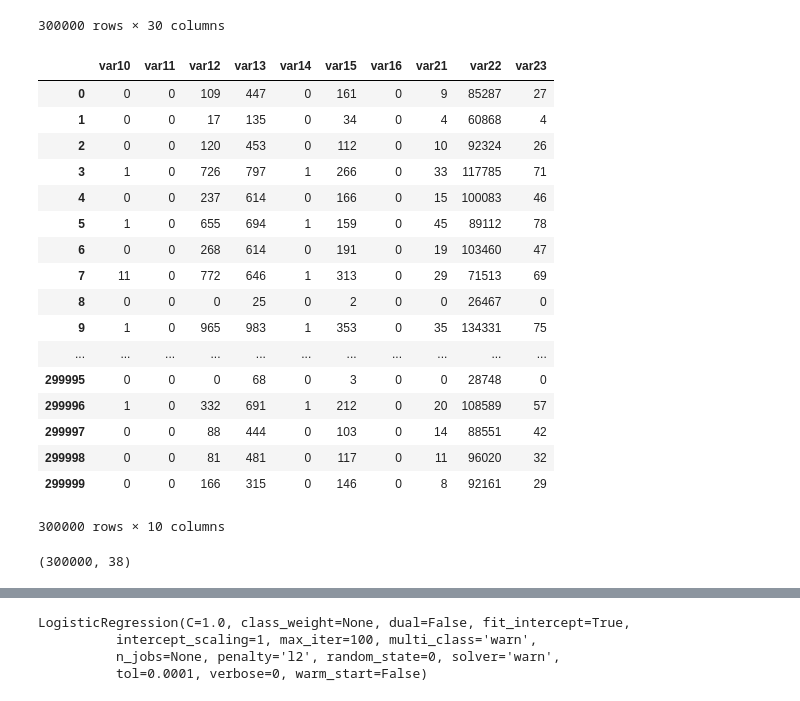
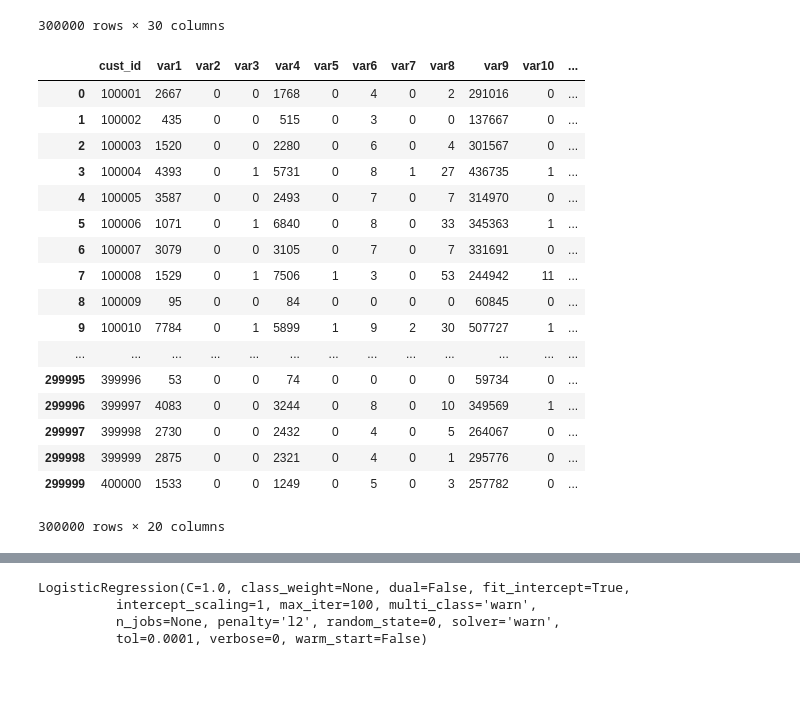
Before and after one commit to Santanu-07/EXL-EQ-2020, a Jupyter notebook: Untitled.ipynb, the cells around one changed output, grey strips where cells are left out. Saved outputs shown, nothing was run; the diff lists cells and outputs as text; code cells hidden in the pictures.

```diff
--- a/Untitled.ipynb
+++ b/Untitled.ipynb
@@ -95,31 +95,27 @@ exl
 | 299999 | 400000 | 1533 | 0 | 0 | 1249 | 0 | 5 | 0 | 3 | 257782 | ... | ... |
 300000 rows × 30 columns
 # %%
-X = exl[exl.columns[10:20]]
+X = exl[exl.columns[0:20]]
 y = exl['self_service_platform']
 y=y.astype('int')
 np.nan_to_num(X)
 X
 # %% [output]
-|  | var10 | var11 | var12 | var13 | var14 | var15 | var16 | var21 | var22 | var23 |
-| 0 | 0 | 0 | 109 | 447 | 0 | 161 | 0 | 9 | 85287 | 27 |
-| 1 | 0 | 0 | 17 | 135 | 0 | 34 | 0 | 4 | 60868 | 4 |
-| 2 | 0 | 0 | 120 | 453 | 0 | 112 | 0 | 10 | 92324 | 26 |
-| 3 | 1 | 0 | 726 | 797 | 1 | 266 | 0 | 33 | 117785 | 71 |
-| 4 | 0 | 0 | 237 | 614 | 0 | 166 | 0 | 15 | 100083 | 46 |
-| 5 | 1 | 0 | 655 | 694 | 1 | 159 | 0 | 45 | 89112 | 78 |
-| 6 | 0 | 0 | 268 | 614 | 0 | 191 | 0 | 19 | 103460 | 47 |
-| 7 | 11 | 0 | 772 | 646 | 1 | 313 | 0 | 29 | 71513 | 69 |
-| 8 | 0 | 0 | 0 | 25 | 0 | 2 | 0 | 0 | 26467 | 0 |
-| 9 | 1 | 0 | 965 | 983 | 1 | 353 | 0 | 35 | 134331 | 75 |
-| ... | ... | ... | ... | ... | ... | ... | ... | ... | ... | ... |
-| 299995 | 0 | 0 | 0 | 68 | 0 | 3 | 0 | 0 | 28748 | 0 |
-| 299996 | 1 | 0 | 332 | 691 | 1 | 212 | 0 | 20 | 108589 | 57 |
-| 299997 | 0 | 0 | 88 | 444 | 0 | 103 | 0 | 14 | 88551 | 42 |
-| 299998 | 0 | 0 | 81 | 481 | 0 | 117 | 0 | 11 | 96020 | 32 |
-| 299999 | 0 | 0 | 166 | 315 | 0 | 146 | 0 | 8 | 92161 | 29 |
+|  | cust_id | var1 | var2 | var3 | var4 | var5 | var6 | var7 | var8 | var9 | var10 | ... |
+| 0 | 100001 | 2667 | 0 | 0 | 1768 | 0 | 4 | 0 | 2 | 291016 | 0 | ... |
+| 1 | 100002 | 435 | 0 | 0 | 515 | 0 | 3 | 0 | 0 | 137667 | 0 | ... |
+| 2 | 100003 | 1520 | 0 | 0 | 2280 | 0 | 6 | 0 | 4 | 301567 | 0 | ... |
+| 3 | 100004 | 4393 | 0 | 1 | 5731 | 0 | 8 | 1 | 27 | 436735 | 1 | ... |
+| 4 | 100005 | 3587 | 0 | 0 | 2493 | 0 | 7 | 0 | 7 | 314970 | 0 | ... |
+| 5 | 100006 | 1071 | 0 | 1 | 6840 | 0 | 8 | 0 | 33 | 345363 | 1 | ... |
+| 6 | 100007 | 3079 | 0 | 0 | 3105 | 0 | 7 | 0 | 7 | 331691 | 0 | ... |
+| 7 | 100008 | 1529 | 0 | 1 | 7506 | 1 | 3 | 0 | 53 | 244942 | 11 | ... |
+| 8 | 100009 | 95 | 0 | 0 | 84 | 0 | 0 | 0 | 0 | 60845 | 0 | ... |
+| 9 | 100010 | 7784 | 0 | 1 | 5899 | 1 | 9 | 2 | 30 | 507727 | 1 | ... |
+| ... | ... | ... | ... | ... | ... | ... | ... | ... | ... | ... | ... | ... |
+| 299995 | 399996 | 53 | 0 | 0 | 74 | 0 | 0 | 0 | 0 | 59734 | 0 | ... |
+| 299996 | 399997 | 4083 | 0 | 0 | 3244 | 0 | 8 | 0 | 10 | 349569 | 1 | ... |
+| 299997 | 399998 | 2730 | 0 | 0 | 2432 | 0 | 4 | 0 | 5 | 264067 | 0 | ... |
+| 299998 | 399999 | 2875 | 0 | 0 | 2321 | 0 | 4 | 0 | 1 | 295776 | 0 | ... |
+| 299999 | 400000 | 1533 | 0 | 0 | 1249 | 0 | 5 | 0 | 3 | 257782 | 0 | ... |
-300000 rows × 10 columns
+300000 rows × 20 columns
-# %%
-df.shape
-# %% [output]
-(300000, 38)
```
Also changed, not shown: parts of 8 cells of this notebook.
